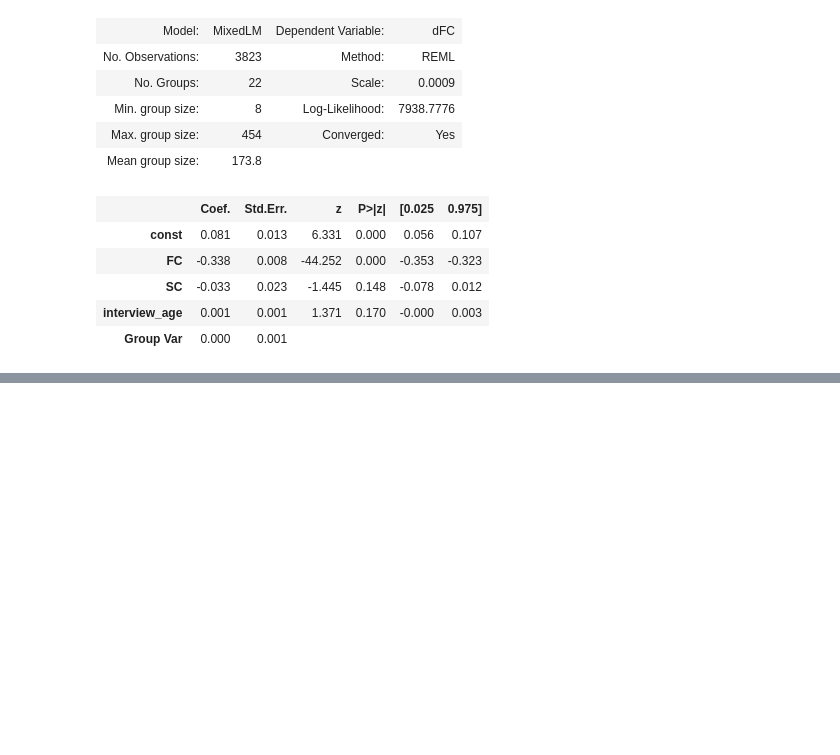
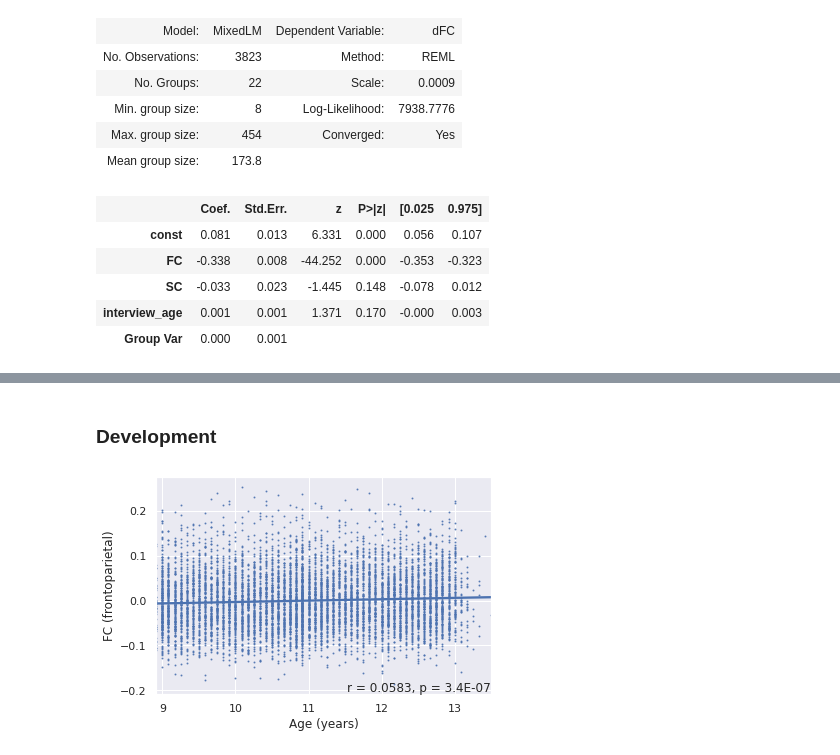
Before and after one commit to AKSoo/StructFunc, a Jupyter notebook: ABCD/StructFunc.ipynb, the cells around one changed output, grey strips where cells are left out. Saved outputs shown, nothing was run; the diff lists cells and outputs as text; code cells hidden in the pictures; blank space fills up the shorter version.

```diff
--- a/ABCD/StructFunc.ipynb
+++ b/ABCD/StructFunc.ipynb
@@ -296,0 +333,19 @@ Add  interview_age        with p-value 0.1702
+# %% [markdown]
+### Development
+# %%
+fcon_frontoparietal_control_age_linregress = stats.linregress(age_month / 12,
+                                                              fcon_frontoparietal_noout_control)
+scon_frontoparietal_control_age_linregress = stats.linregress(age_month / 12,
+                                                              scon_frontoparietal_noout_control)
+# %%
+ax = sns.regplot(x=(age_month / 12), y=fcon_frontoparietal_noout_control, scatter_kws={'s': 1})
+ax.set_xlabel('Age (years)')
+ax.set_ylabel('FC (frontoparietal)')
+ax.annotate('r = {r:.4f}, p = {p:.1E}'.format(r=fcon_frontoparietal_control_age_linregress.rvalue,
+                                              p=fcon_frontoparietal_control_age_linregress.pvalue),
+            xy=(1, 0), xycoords='axes fraction',
+            horizontalalignment='right', verticalalignment='bottom')
+
+plt.show()
+# %% [output]
+[figure, added]
```
Also changed, not shown: parts of 45 cells of this notebook, 2 other files.
